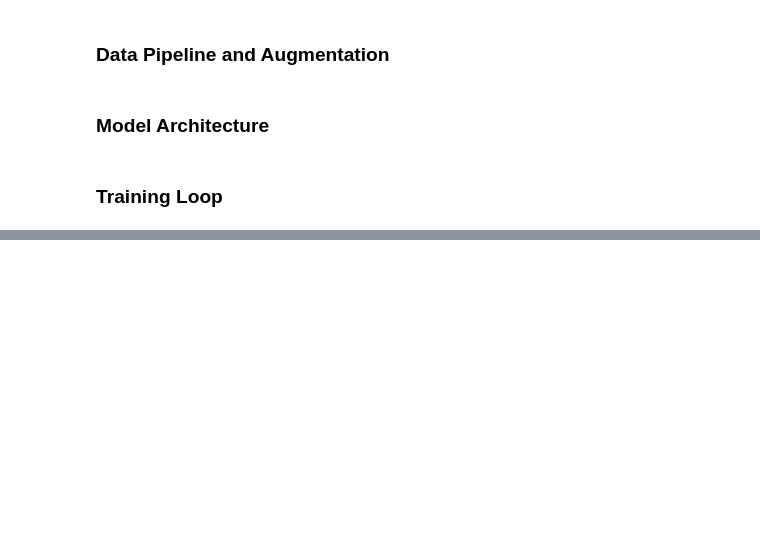
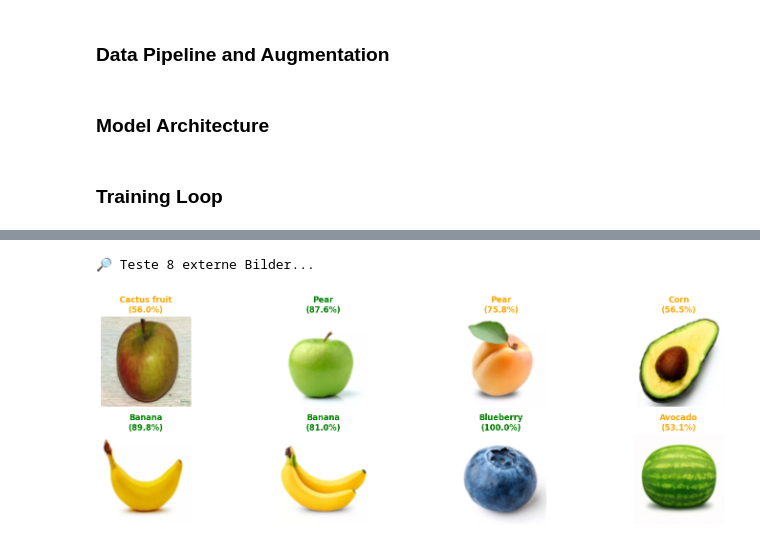
Before and after one commit to mkueverling/big-data, a Jupyter notebook: 9_capstone_project/capstone_project.ipynb, the cells around one changed output, grey strips where cells are left out. Drawn from its saved outputs; the diff is of its cells as text; code cells hidden in the pictures; blank space fills up the shorter version.

```diff
--- a/9_capstone_project/capstone_project.ipynb
+++ b/9_capstone_project/capstone_project.ipynb
@@ -286,71 +366,66 @@ plt.legend(); plt.grid(True); plt.show()
 # %%
-# ==========================================
-# 7. der internet-test (neue bilder testen)
-# ==========================================
-import os
-from PIL import Image # python image library
-import torch.nn.functional as F
-
 # wo liegen die bilder?
-# "." bedeutet "aktueller ordner", also da wo dein notebook liegt
 TEST_DIR = "./downloads"
-IMG_SIZE = 100  # wichtig: muss exakt die größe aus dem training sein!
+IMG_SIZE = 100
 
 # wir müssen die bilder genau so behandeln wie im training (clean_transforms)
 custom_transform = transforms.Compose([
     transforms.Resize((IMG_SIZE, IMG_SIZE)),
     transforms.ToTensor(),
     transforms.Normalize((0.5, 0.5, 0.5), (0.5, 0.5, 0.5))
 ])
 
 # alle bilder aus dem ordner laden
 image_files = [f for f in os.listdir(TEST_DIR) if f.endswith(('.jpg', '.jpeg', '.png'))]
 
 if len(image_files) == 0:
     print(f"❌ Keine Bilder in '{TEST_DIR}' gefunden! Bitte Pfad prüfen.")
 else:
     print(f"🔎 Teste {len(image_files)} externe Bilder...")
 
     plt.figure(figsize=(15, 10))
     model.eval() # prüfungs-modus
 
     for i, img_name in enumerate(image_files):
-        # 1. bild laden
-        img_path = os.path.join(TEST_DIR, img_name)
-        image = Image.open(img_path).convert('RGB') # wichtig: falls png transparenz hat, entfernen
+        try:
+            # 1. bild laden
+            img_path = os.path.join(TEST_DIR, img_name)
+            image = Image.open(img_path).convert('RGB')
 
-        # 2. bild vorbereiten (transformieren & batch-dimension hinzufügen)
-        # aus (3, 100, 100) wird (1, 3, 100, 100)
-        input_tensor = custom_transform(image).unsqueeze(0).to(DEVICE)
+            # 2. bild vorbereiten
+            input_tensor = custom_transform(image).unsqueeze(0).to(DEVICE)
 
-        # 3. vorhersage
-        with torch.no_grad():
-            outputs = model(input_tensor)
-            probs = F.softmax(outputs, dim=1) # in prozent umwandeln
-            conf, pred_idx = torch.max(probs, 1)
+            # 3. vorhersage
+            with torch.no_grad():
+                outputs = model(input_tensor)
+                probs = F.softmax(outputs, dim=1) # Jetzt kennt er F!
+                conf, pred_idx = torch.max(probs, 1)
 
-        # 4. ergebnis anzeigen
-        predicted_class = class_names[pred_idx.item()]
-        confidence = conf.item() * 100
+            # 4. ergebnis anzeigen
+            predicted_class = class_names[pred_idx.item()]
+            confidence = conf.item() * 100
 
-        # bild für anzeige vorbereiten (denormalisieren)
-        ax = plt.subplot(4, 4, i+1)
+            ax = plt.subplot(4, 4, i+1)
 
-        # tensor zurückwandeln für matplotlib
-        img_display = input_tensor.squeeze(0).cpu().permute(1, 2, 0).numpy()
-        img_display = img_display * 0.5 + 0.5 # farben korrigieren
-        img_display = np.clip(img_display, 0, 1)
+            # anzeigen
+            img_display = input_tensor.squeeze(0).cpu().permute(1, 2, 0).numpy()
+            img_display = img_display * 0.5 + 0.5
+            img_display = np.clip(img_display, 0, 1)
 
-        plt.imshow(img_display)
-        plt.axis('off')
+            plt.imshow(img_display)
+            plt.axis('off')
 
-        # titel formatieren
-        # farbe: grün bei hoher sicherheit (>80%), gelb bei unsicherheit, rot bei rateversuchen
-        title_color = 'green' if confidence > 80 else 'orange'
-        if confidence < 40: title_color = 'red'
+            title_color = 'green' if confidence > 80 else 'orange'
+            if confidence < 40: title_color = 'red'
 
-        plt.title(f"{predicted_class}\n({confidence:.1f}%)",
-                  color=title_color, fontsize=12, fontweight='bold')
+            plt.title(f"{predicted_class}\n({confidence:.1f}%)",
+                      color=title_color, fontsize=12, fontweight='bold')
+
+        except Exception as e:
+            print(f"Fehler bei Bild {img_name}: {e}")
 
     plt.tight_layout()
     plt.show()
+# %% [output]
+🔎 Teste 8 externe Bilder...
+[figure, added]
```
Also changed, not shown: parts of 7 cells of this notebook.
